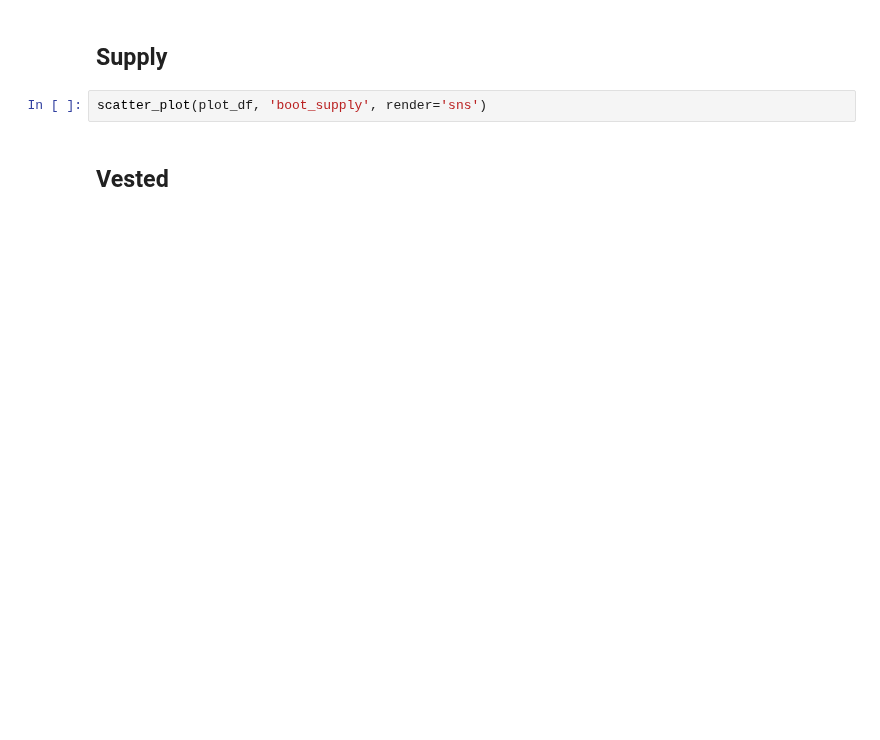
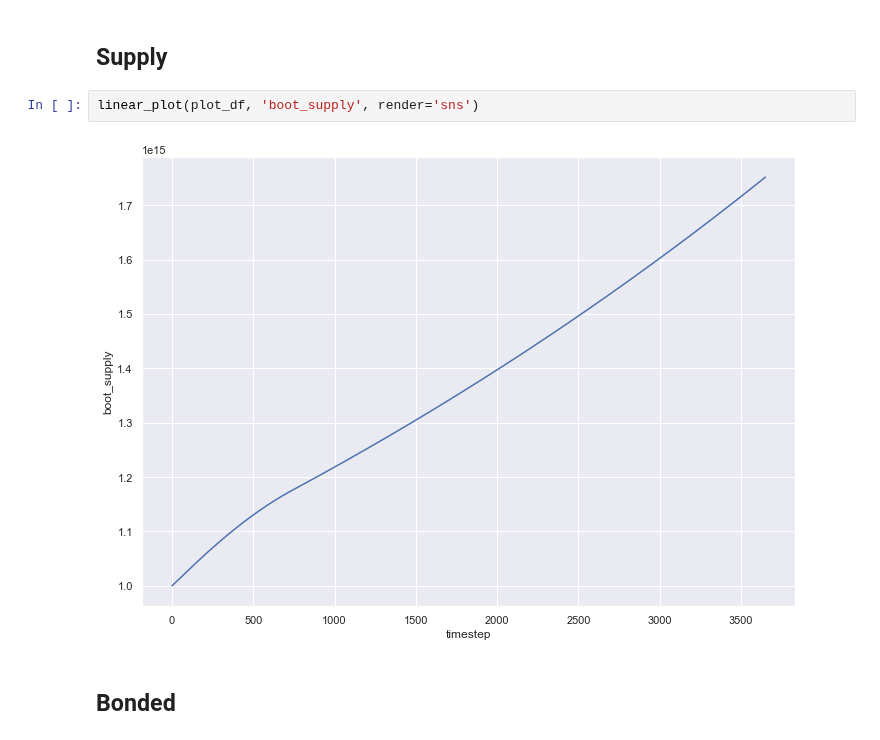
Before and after one commit to cybercongress/cybernomics, a Jupyter notebook: bostrom_simulation/simulation.ipynb, the cells around one changed output. Saved outputs shown, nothing was run; the diff lists cells and outputs as text; blank space fills up the shorter version.

```diff
--- a/bostrom_simulation/simulation.ipynb
+++ b/bostrom_simulation/simulation.ipynb
@@ -145,6 +197,8 @@ scatter_plot(plot_df, "boot_inflation_rate", render='sns')
 # %% [markdown]
 ## Supply
 # %%
-scatter_plot(plot_df, 'boot_supply', render='sns')
+linear_plot(plot_df, 'boot_supply', render='sns')
+# %% [output]
+[figure, added]
 # %% [markdown]
-## Vested
+## Bonded
```
Also changed, not shown: parts of 44 cells of this notebook, 5 other files.
